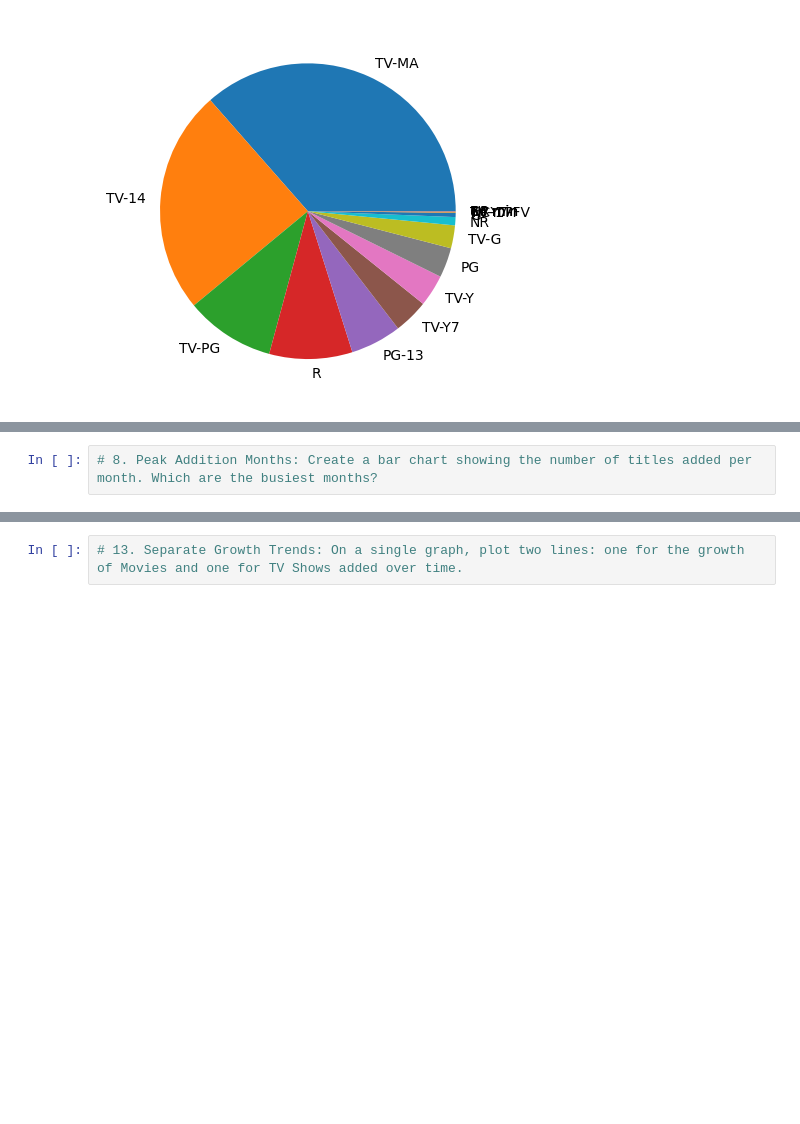
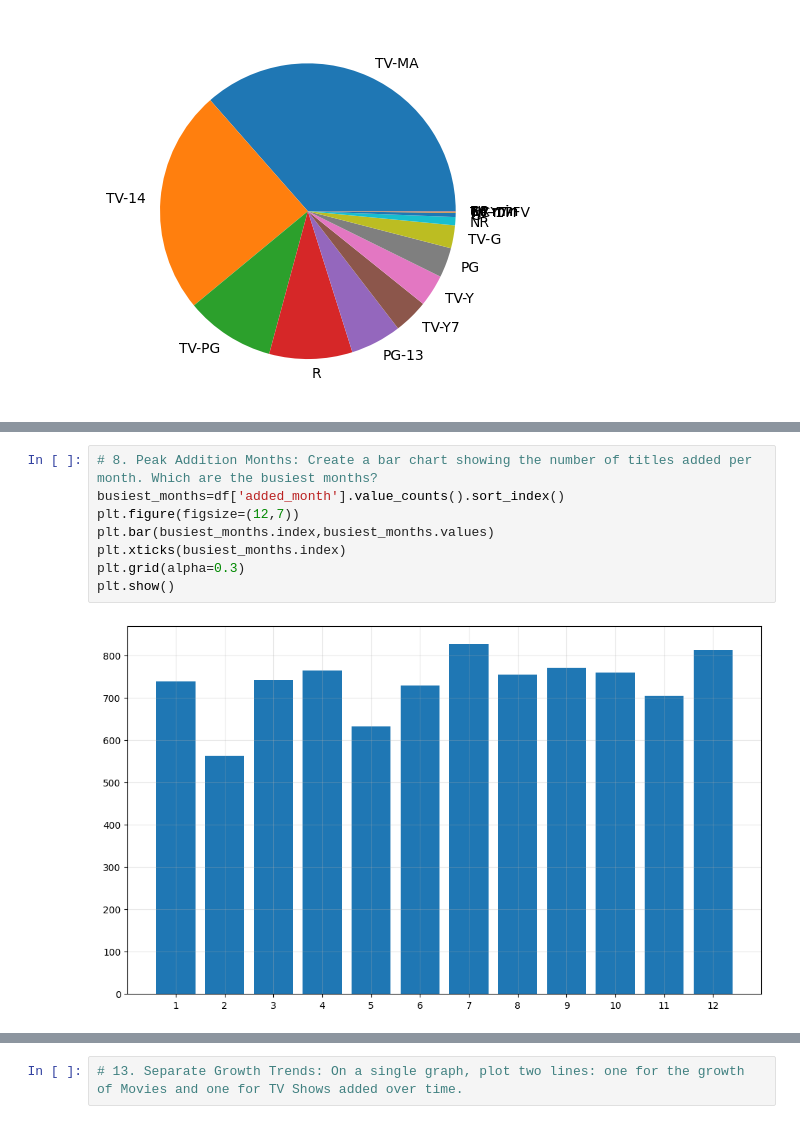
Before and after one commit to Ansh-Patoliya/python_learning, a Jupyter notebook: Project/netflix_data_analysis/netflix_data_analysis.ipynb, the cells around one changed output, grey strips where cells are left out. Saved outputs shown, nothing was run; the diff lists cells and outputs as text; blank space fills up the shorter version.

```diff
--- a/Project/netflix_data_analysis/netflix_data_analysis.ipynb
+++ b/Project/netflix_data_analysis/netflix_data_analysis.ipynb
@@ -643,4 +679,12 @@ plt.show()
 # %%
 # 8. Peak Addition Months: Create a bar chart showing the number of titles added per month. Which are the busiest months?
+busiest_months=df['added_month'].value_counts().sort_index()
+plt.figure(figsize=(12,7))
+plt.bar(busiest_months.index,busiest_months.values)
+plt.xticks(busiest_months.index)
+plt.grid(alpha=0.3)
+plt.show()
+# %% [output]
+[figure, added]
 # %%
 # 9. Audience Ratings Distribution: Use a bar chart to show the count of content across different ratings.
```
Also changed, not shown: parts of 8 cells of this notebook, 2 other files.
